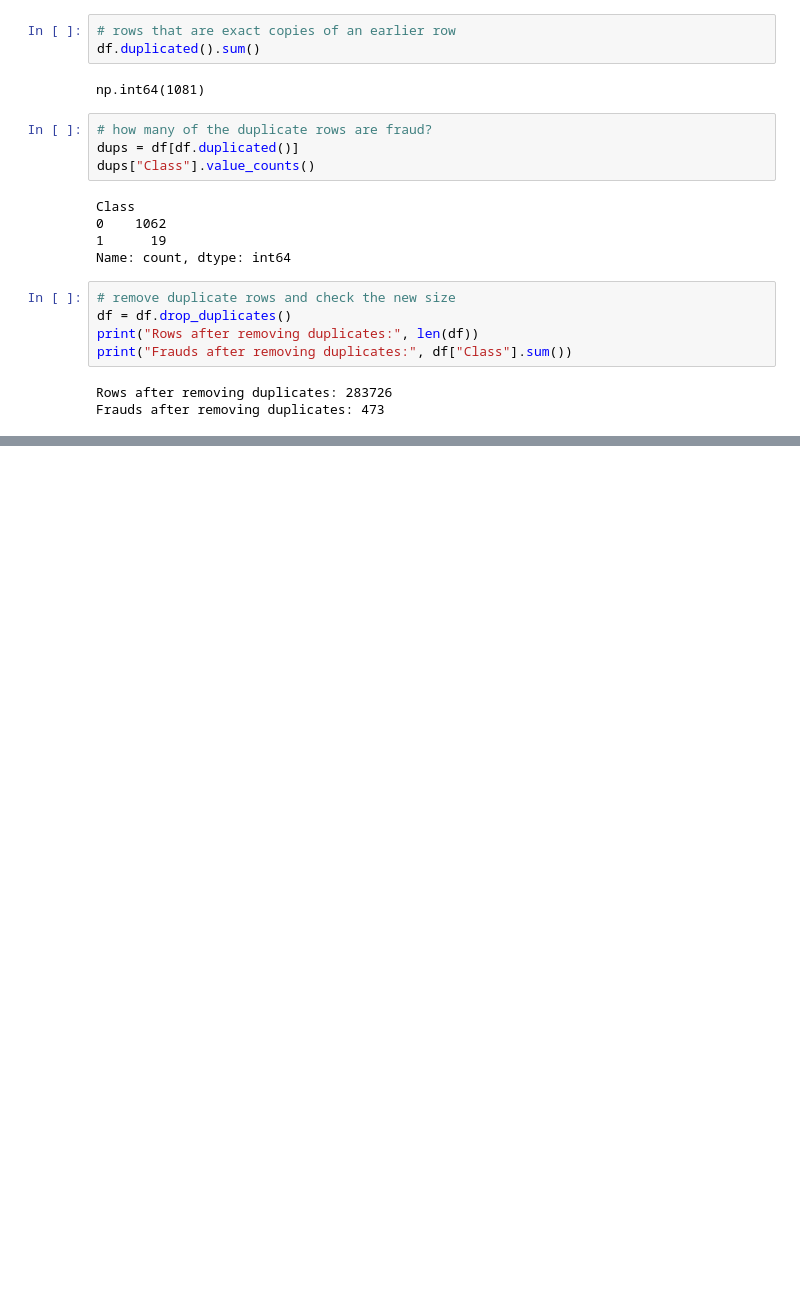
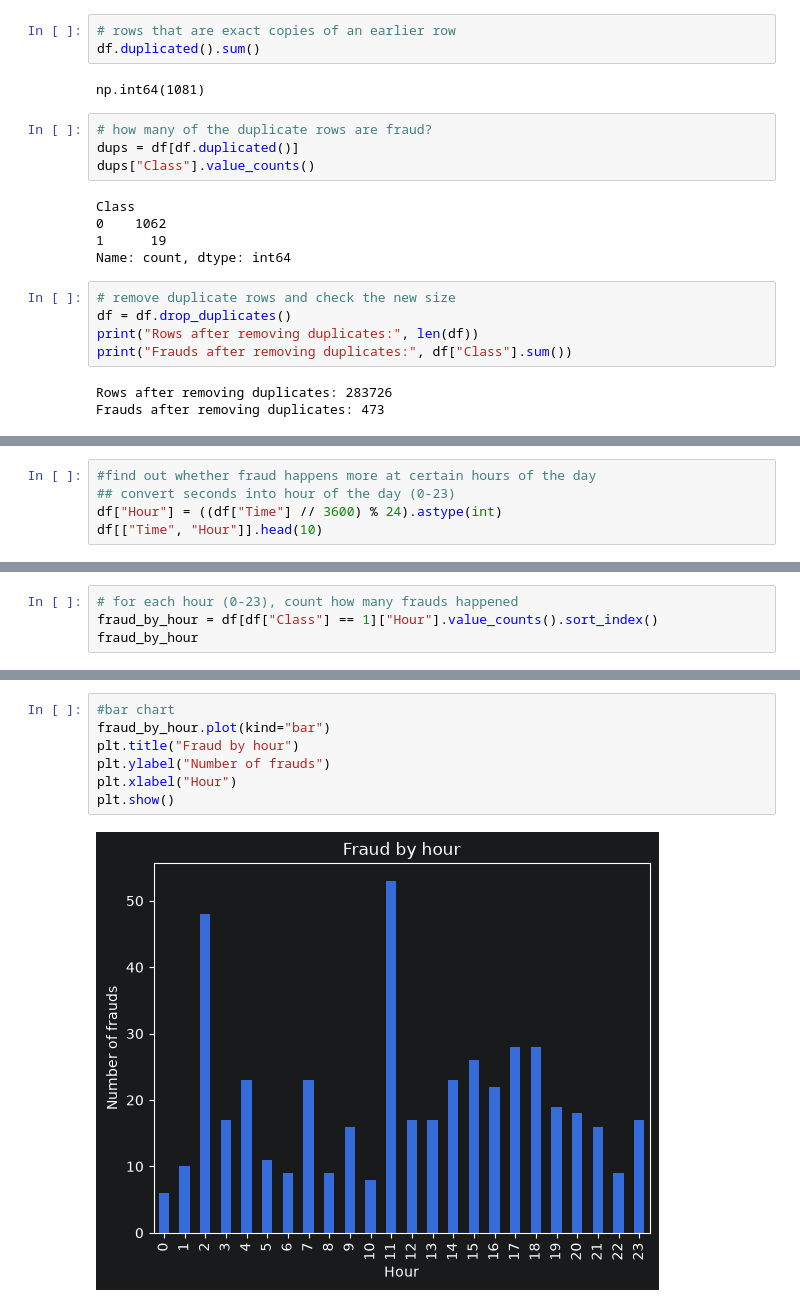
Before and after one commit to dadounsamira/Credit-card-fraud-cost-detection, a Jupyter notebook: notebooks/01-data-audit.ipynb, the cells around one changed output, grey strips where cells are left out. Saved outputs shown, nothing was run; the diff lists cells and outputs as text; blank space fills up the shorter version.

```diff
--- a/notebooks/01-data-audit.ipynb
+++ b/notebooks/01-data-audit.ipynb
@@ -62,0 +86,5 @@ Frauds after removing duplicates: 473
+# %%
+#find out whether fraud happens more at certain hours of the day
+## convert seconds into hour of the day (0-23)
+df["Hour"] = ((df["Time"] // 3600) % 24).astype(int)
+df[["Time", "Hour"]].head(10)
@@ -62,0 +103,4 @@ Frauds after removing duplicates: 473
+# %%
+# for each hour (0-23), count how many frauds happened
+fraud_by_hour = df[df["Class"] == 1]["Hour"].value_counts().sort_index()
+fraud_by_hour
@@ -62,0 +125,9 @@ Frauds after removing duplicates: 473
+# %%
+#bar chart
+fraud_by_hour.plot(kind="bar")
+plt.title("Fraud by hour")
+plt.ylabel("Number of frauds")
+plt.xlabel("Hour")
+plt.show()
+# %% [output]
+[figure, added]
```
Also changed, not shown: parts of 7 cells of this notebook.
